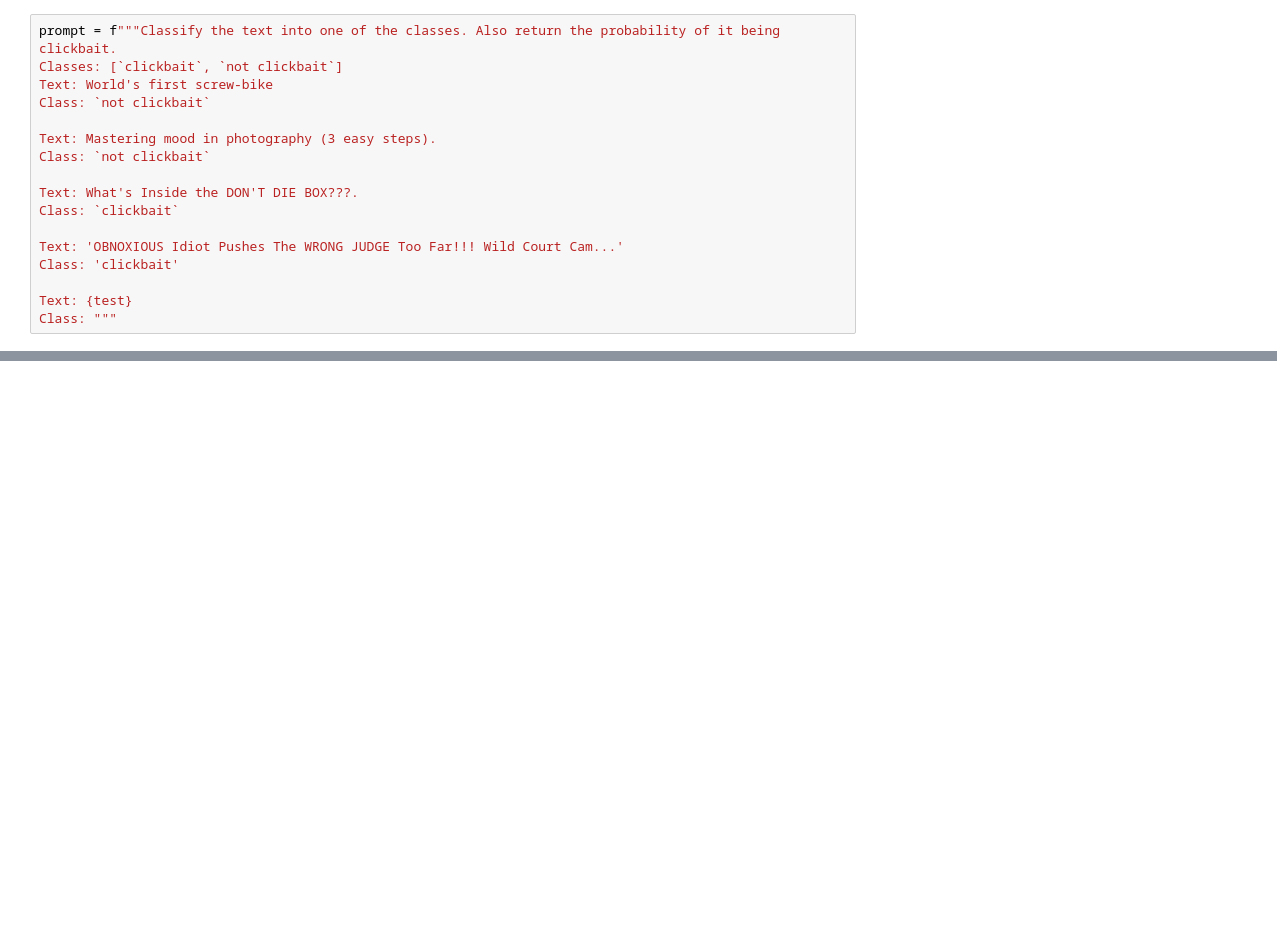
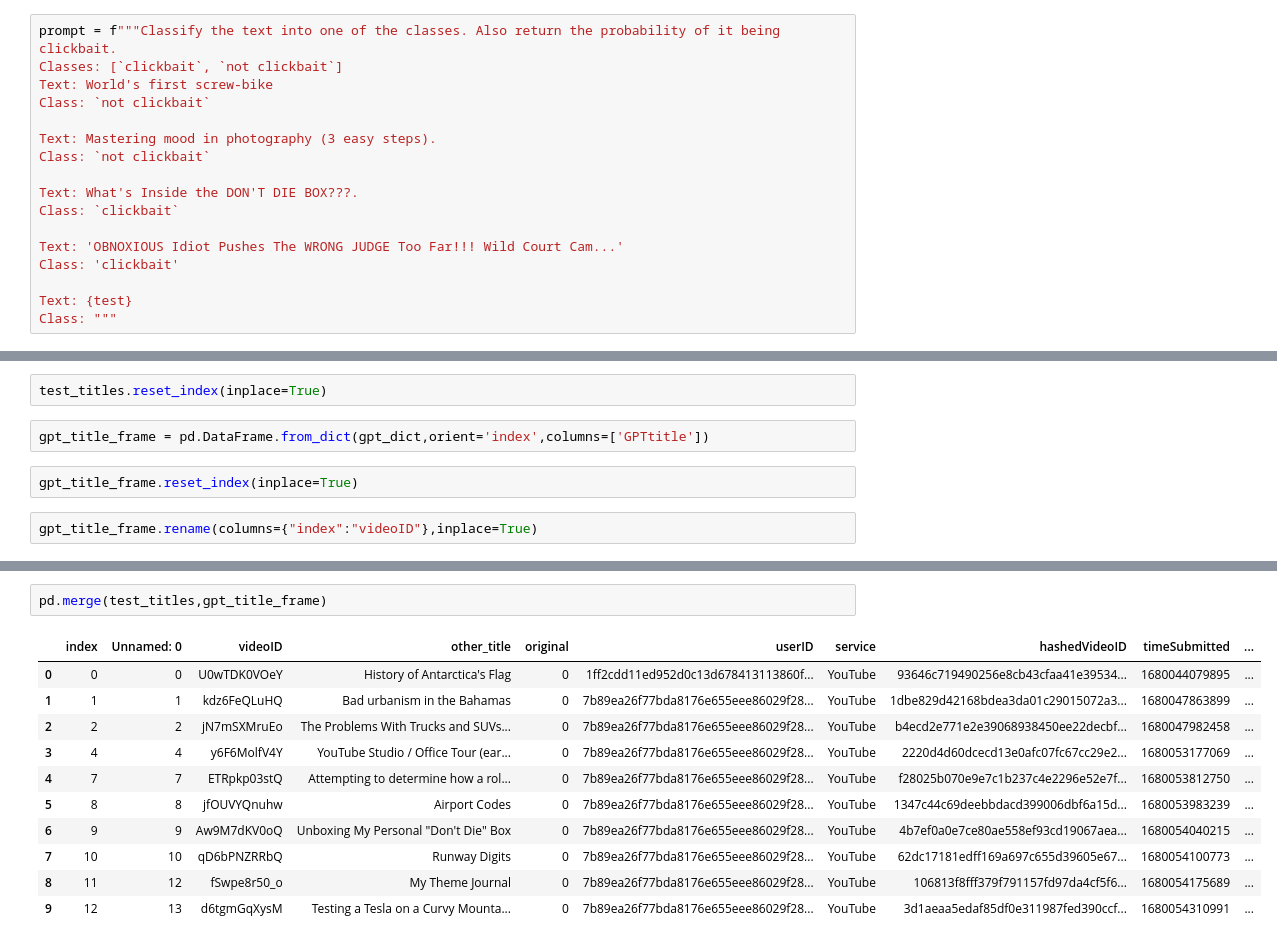
Before and after one commit to seanisthegood/ClickbaitTitles, a Jupyter notebook: Clickbait Titles.ipynb, the cells around one changed output, grey strips where cells are left out. Cells and saved outputs as stored; diff of their text form; blank space fills up the shorter version.

Commit message:
testing transcriptiontitles

```diff
--- a/Clickbait Titles.ipynb
+++ b/Clickbait Titles.ipynb
@@ -141,0 +510,8 @@ print(response)
+# %%
+test_titles.reset_index(inplace=True)
+# %%
+gpt_title_frame = pd.DataFrame.from_dict(gpt_dict,orient='index',columns=['GPTtitle'])
+# %%
+gpt_title_frame.reset_index(inplace=True)
+# %%
+gpt_title_frame.rename(columns={"index":"videoID"},inplace=True)
@@ -141,0 +532,14 @@ print(response)
+# %%
+pd.merge(test_titles,gpt_title_frame)
+# %% [output]
+|  | index | Unnamed: 0 | videoID | other_title | original | userID | service | hashedVideoID | timeSubmitted | ... |
+| 0 | 0 | 0 | U0wTDK0VOeY | History of Antarctica's Flag | 0 | 1ff2cdd11ed952d0c13d678413113860f... | YouTube | 93646c719490256e8cb43cfaa41e39534... | 1680044079895 | ... |
+| 1 | 1 | 1 | kdz6FeQLuHQ | Bad urbanism in the Bahamas | 0 | 7b89ea26f77bda8176e655eee86029f28... | YouTube | 1dbe829d42168bdea3da01c29015072a3... | 1680047863899 | ... |
+| 2 | 2 | 2 | jN7mSXMruEo | The Problems With Trucks and SUVs... | 0 | 7b89ea26f77bda8176e655eee86029f28... | YouTube | b4ecd2e771e2e39068938450ee22decbf... | 1680047982458 | ... |
+| 3 | 4 | 4 | y6F6MolfV4Y | YouTube Studio / Office Tour (ear... | 0 | 7b89ea26f77bda8176e655eee86029f28... | YouTube | 2220d4d60dcecd13e0afc07fc67cc29e2... | 1680053177069 | ... |
+| 4 | 7 | 7 | ETRpkp03stQ | Attempting to determine how a rol... | 0 | 7b89ea26f77bda8176e655eee86029f28... | YouTube | f28025b070e9e7c1b237c4e2296e52e7f... | 1680053812750 | ... |
+| 5 | 8 | 8 | jfOUVYQnuhw | Airport Codes | 0 | 7b89ea26f77bda8176e655eee86029f28... | YouTube | 1347c44c69deebbdacd399006dbf6a15d... | 1680053983239 | ... |
+| 6 | 9 | 9 | Aw9M7dKV0oQ | Unboxing My Personal "Don't Die" Box | 0 | 7b89ea26f77bda8176e655eee86029f28... | YouTube | 4b7ef0a0e7ce80ae558ef93cd19067aea... | 1680054040215 | ... |
+| 7 | 10 | 10 | qD6bPNZRRbQ | Runway Digits | 0 | 7b89ea26f77bda8176e655eee86029f28... | YouTube | 62dc17181edff169a697c655d39605e67... | 1680054100773 | ... |
+| 8 | 11 | 12 | fSwpe8r50_o | My Theme Journal | 0 | 7b89ea26f77bda8176e655eee86029f28... | YouTube | 106813f8fff379f791157fd97da4cf5f6... | 1680054175689 | ... |
+| 9 | 12 | 13 | d6tgmGqXysM | Testing a Tesla on a Curvy Mounta... | 0 | 7b89ea26f77bda8176e655eee86029f28... | YouTube | 3d1aeaa5edaf85df0e311987fed390ccf... | 1680054310991 | ... |
```
Also changed, not shown: parts of 60 cells of this notebook, 1 other file.
